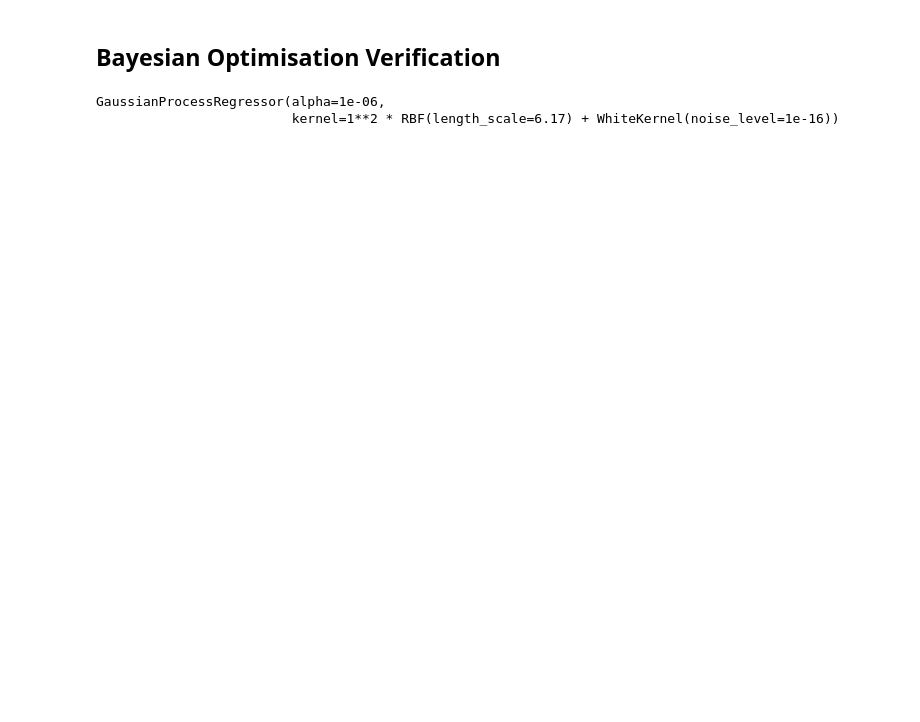
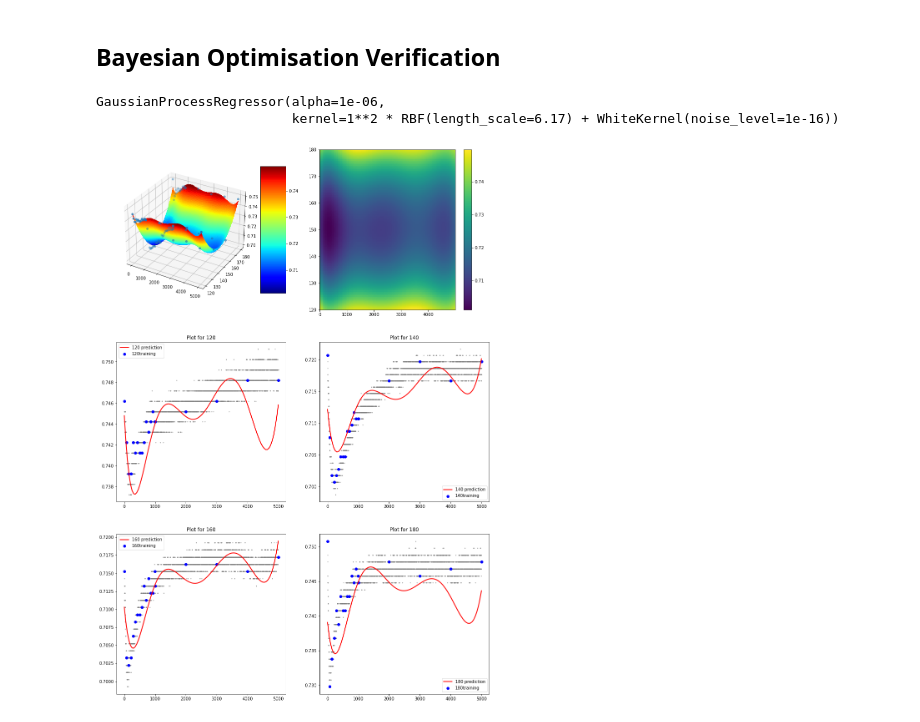
Before and after one commit to michelleliu1027/Bayesian_PV, a Jupyter notebook: BO_plots_comparison.ipynb, the cells around one changed output. Saved outputs shown, nothing was run; the diff lists cells and outputs as text; code cells hidden in the pictures; blank space fills up the shorter version.

Commit message:
update: performance plot with varying data points

```diff
--- a/BO_plots_comparison.ipynb
+++ b/BO_plots_comparison.ipynb
@@ -123,8 +129,14 @@ def plot(gp,X,temp_list,NUM_OF_PLOT_POINTS,NUM_OF_DATA_POINTS):
 # %%
 gp = GaussianProcessRegressor(alpha=1e-06 ,kernel = 1**2 * RBF(length_scale=6.17) + WhiteKernel(noise_level=1e-16))
 #2.35,0.27,4.24,6.17,17,0.32
+
+NUM_OF_DATA_POINTS = 20
+X,Y,X_num,x_normal = data_setup(NUM_OF_DATA_POINTS,y_normal)
+
 gp.fit(X,Y)
 print(gp)
+plot(gp,X,temp_list,NUM_OF_PLOT_POINTS,NUM_OF_DATA_POINTS)
 # %% [output]
 GaussianProcessRegressor(alpha=1e-06,
                          kernel=1**2 * RBF(length_scale=6.17) + WhiteKernel(noise_level=1e-16))
+[figure, added]
```
Also changed, not shown: parts of 5 cells of this notebook, 3 other files.
